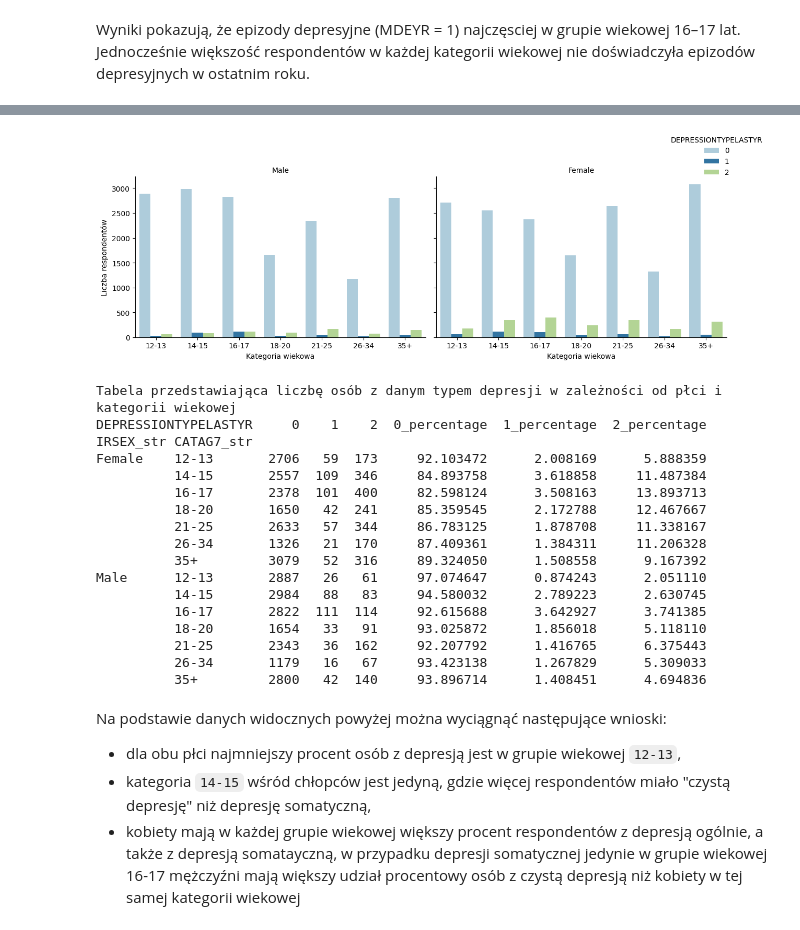
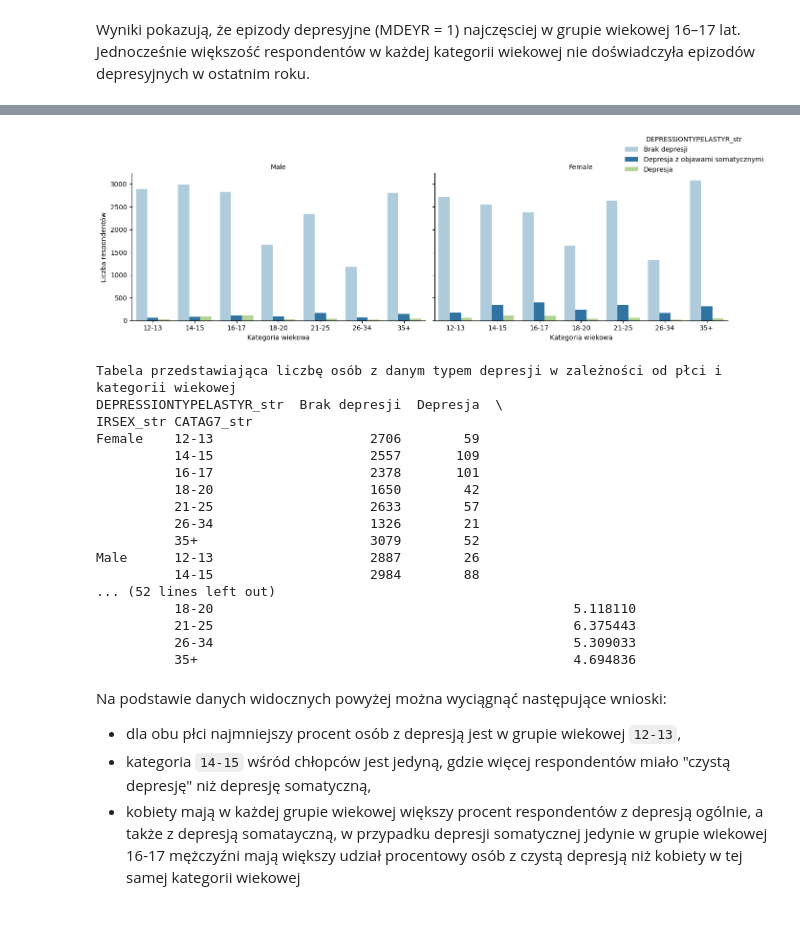
Before and after one commit to mmcza/Gender-Mental-Illness-and-Crime-in-the-United-States-Analysis, a Jupyter notebook: Mental-Illness-Analysis.ipynb, the cells around one changed output, grey strips where cells are left out. Drawn from its saved outputs; the diff is of its cells as text; code cells hidden in the pictures.

```diff
--- a/Mental-Illness-Analysis.ipynb
+++ b/Mental-Illness-Analysis.ipynb
@@ -366,6 +367,14 @@ count  36499.000000  36499.000000  36499.000000  36499.000000  36499.000000
 max        1.000000      3.000000
 
 [8 rows x 21 columns]
+# %%
+depression_type_labels = {
+    0: 'Brak depresji',
+    1: 'Depresja',
+    2: 'Depresja z objawami somatycznymi'
+}
+
+data_df['DEPRESSIONTYPELASTYR_str'] = data_df['DEPRESSIONTYPELASTYR'].map(depression_type_labels)
 # %% [markdown]
 W zbiorze danych widoczne jest, że wiele cech ma małą wartość odchylenia standardowego, co oznacza, że większość respondentów odpowiedziała w jednakowy sposób na dane pytanie.
 # %%
@@ -441,53 +448,53 @@ data_df['IRSEX_str'] = data_df['IRSEX'].map(sex_labels)
 g = sns.catplot(
     data=data_df,
     x='CATAG7_str',
-    hue='DEPRESSIONTYPELASTYR',
+    hue='DEPRESSIONTYPELASTYR_str',
     col='IRSEX_str',
     kind='count',
     order=['12-13', '14-15', '16-17', '18-20', '21-25', '26-34', '35+'],
     palette='Paired',
     height=4,
     aspect=1.3,
     legend_out=True
 )
 
 g.set_axis_labels("Kategoria wiekowa", "Liczba respondentów")
 g.set_titles("{col_name}")
 g._legend.set_bbox_to_anchor((1.05, 1))
 
 plt.tight_layout()
 plt.show()
 
 
 table_crosstab = pd.crosstab(
     index=[data_df['IRSEX_str'], data_df['CATAG7_str']],
-    columns=data_df['DEPRESSIONTYPELASTYR']
+    columns=data_df['DEPRESSIONTYPELASTYR_str']
 )
 
 table_crosstab_percentage = table_crosstab.div(table_crosstab.sum(axis=1), axis=0) * 100
 table_crosstab = table_crosstab.join(table_crosstab_percentage, rsuffix='_percentage')
 
 print("Tabela przedstawiająca liczbę osób z danym typem depresji w zależności od płci i kategorii wiekowej")
 print(table_crosstab)
 # %% [output]
-[figure, old version]
+[figure, new version]
 Tabela przedstawiająca liczbę osób z danym typem depresji w zależności od płci i kategorii wiekowej
-DEPRESSIONTYPELASTYR     0    1    2  0_percentage  1_percentage  2_percentage
+DEPRESSIONTYPELASTYR_str  Brak depresji  Depresja  \
 IRSEX_str CATAG7_str
-Female    12-13       2706   59  173     92.103472      2.008169      5.888359
-          14-15       2557  109  346     84.893758      3.618858     11.487384
-          16-17       2378  101  400     82.598124      3.508163     13.893713
-          18-20       1650   42  241     85.359545      2.172788     12.467667
-          21-25       2633   57  344     86.783125      1.878708     11.338167
-          26-34       1326   21  170     87.409361      1.384311     11.206328
-          35+         3079   52  316     89.324050      1.508558      9.167392
-Male      12-13       2887   26   61     97.074647      0.874243      2.051110
-          14-15       2984   88   83     94.580032      2.789223      2.630745
-          16-17       2822  111  114     92.615688      3.642927      3.741385
-          18-20       1654   33   91     93.025872      1.856018      5.118110
-          21-25       2343   36  162     92.207792      1.416765      6.375443
-          26-34       1179   16   67     93.423138      1.267829      5.309033
-          35+         2800   42  140     93.896714      1.408451      4.694836
+Female    12-13                    2706        59
+          14-15                    2557       109
+          16-17                    2378       101
+          18-20                    1650        42
+          21-25                    2633        57
+          26-34                    1326        21
+          35+                      3079        52
+Male      12-13                    2887        26
+          14-15                    2984        88
+... (52 lines left out)
+          18-20                                              5.118110
+          21-25                                              6.375443
+          26-34                                              5.309033
+          35+                                                4.694836
 # %% [markdown]
 Na podstawie danych widocznych powyżej można wyciągnąć następujące wnioski:
 - dla obu płci najmniejszy procent osób z depresją jest w grupie wiekowej `12-13`,
```
Also changed, not shown: parts of 33 cells of this notebook.
